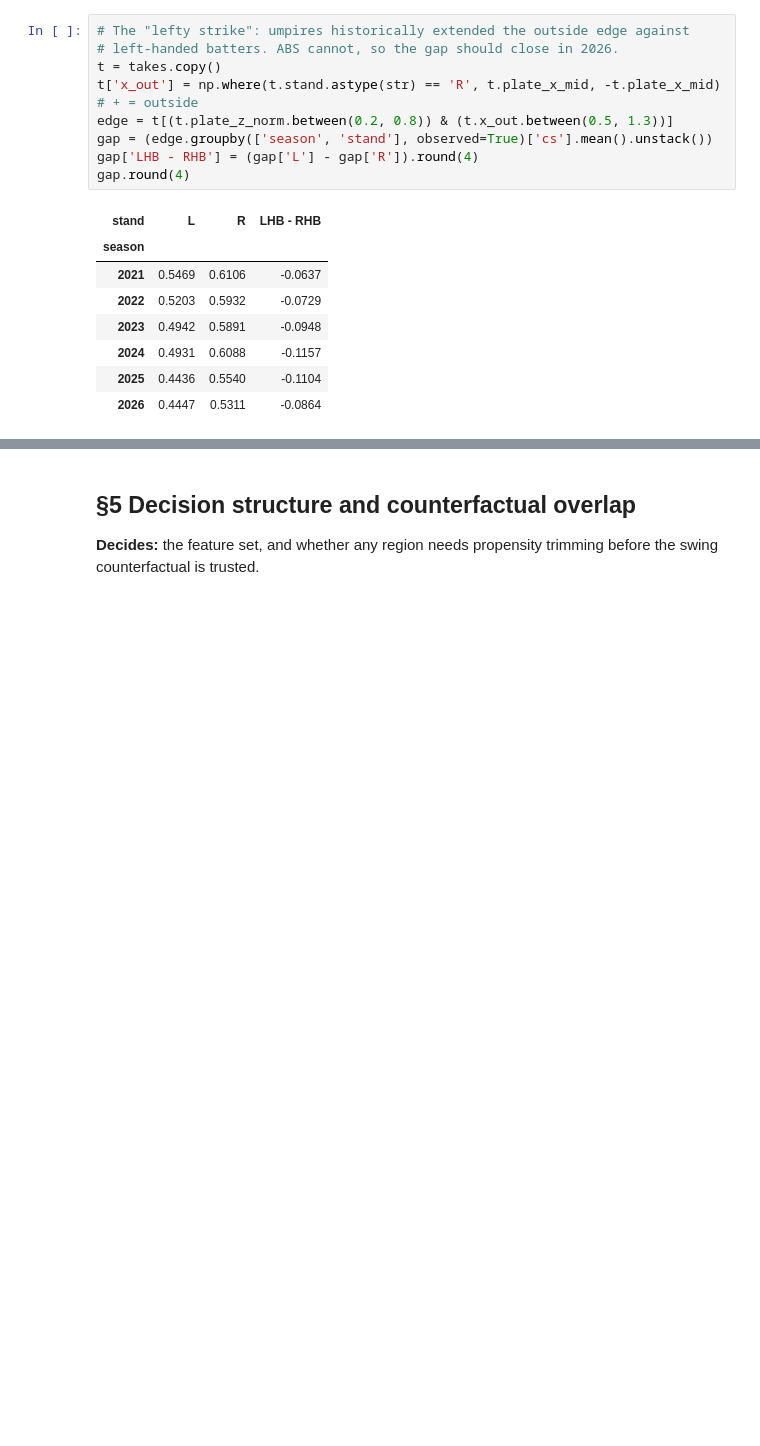
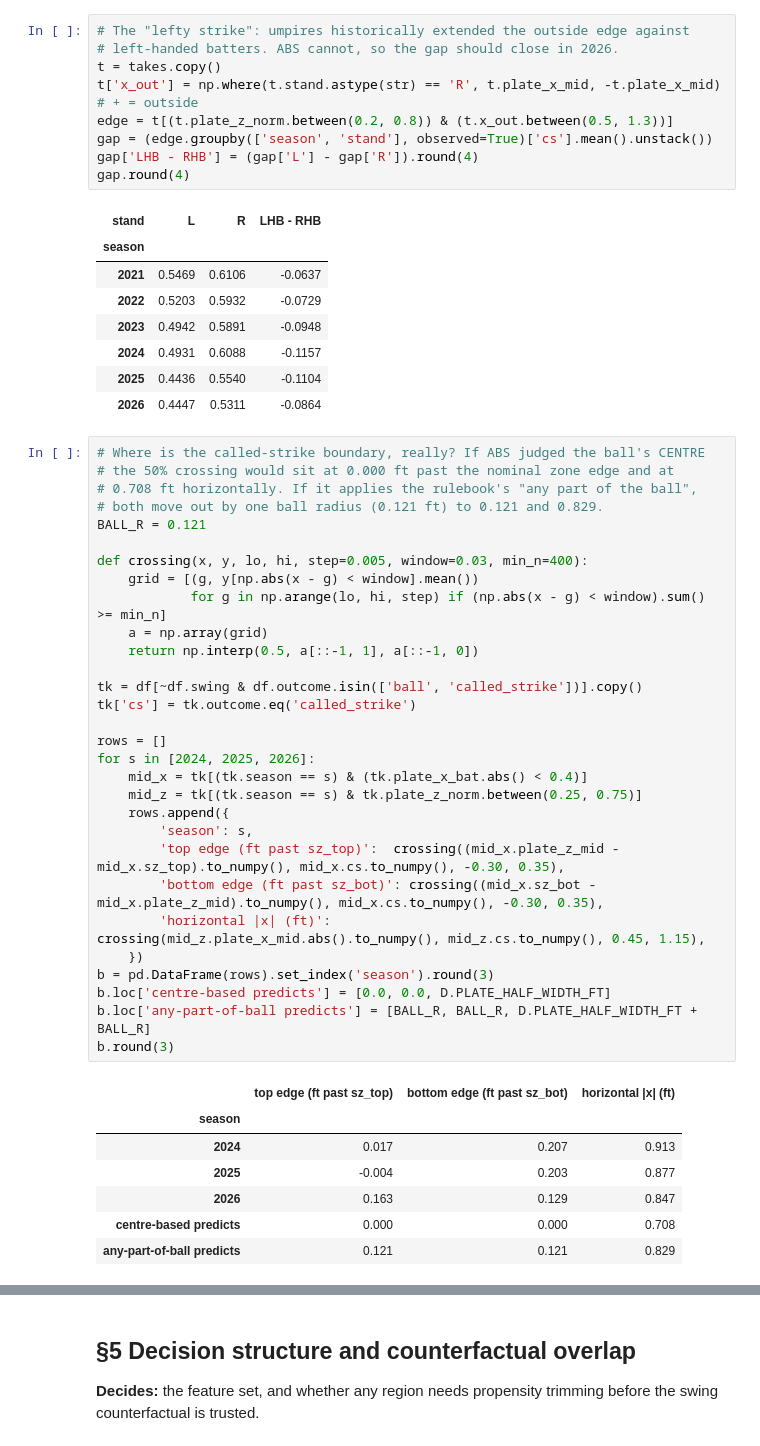
Before and after one commit to Jack1021ohoh/batter_decision_value, a Jupyter notebook: notebooks/eda.ipynb, the cells around one changed output, grey strips where cells are left out. Cells and saved outputs as stored; diff of their text form; blank space fills up the shorter version.

```diff
--- a/notebooks/eda.ipynb
+++ b/notebooks/eda.ipynb
@@ -384,3 +384,41 @@ gap.round(4)
 | 2024 | 0.4931 | 0.6088 | -0.1157 |
 | 2025 | 0.4436 | 0.5540 | -0.1104 |
 | 2026 | 0.4447 | 0.5311 | -0.0864 |
+# %%
+# Where is the called-strike boundary, really? If ABS judged the ball's CENTRE
+# the 50% crossing would sit at 0.000 ft past the nominal zone edge and at
+# 0.708 ft horizontally. If it applies the rulebook's "any part of the ball",
+# both move out by one ball radius (0.121 ft) to 0.121 and 0.829.
+BALL_R = 0.121
+
+def crossing(x, y, lo, hi, step=0.005, window=0.03, min_n=400):
+    grid = [(g, y[np.abs(x - g) < window].mean())
+            for g in np.arange(lo, hi, step) if (np.abs(x - g) < window).sum() >= min_n]
+    a = np.array(grid)
+    return np.interp(0.5, a[::-1, 1], a[::-1, 0])
+
+tk = df[~df.swing & df.outcome.isin(['ball', 'called_strike'])].copy()
+tk['cs'] = tk.outcome.eq('called_strike')
+
+rows = []
+for s in [2024, 2025, 2026]:
+    mid_x = tk[(tk.season == s) & (tk.plate_x_bat.abs() < 0.4)]
+    mid_z = tk[(tk.season == s) & tk.plate_z_norm.between(0.25, 0.75)]
+    rows.append({
+        'season': s,
+        'top edge (ft past sz_top)':  crossing((mid_x.plate_z_mid - mid_x.sz_top).to_numpy(), mid_x.cs.to_numpy(), -0.30, 0.35),
+        'bottom edge (ft past sz_bot)': crossing((mid_x.sz_bot - mid_x.plate_z_mid).to_numpy(), mid_x.cs.to_numpy(), -0.30, 0.35),
+        'horizontal |x| (ft)':        crossing(mid_z.plate_x_mid.abs().to_numpy(), mid_z.cs.to_numpy(), 0.45, 1.15),
+    })
+b = pd.DataFrame(rows).set_index('season').round(3)
+b.loc['centre-based predicts'] = [0.0, 0.0, D.PLATE_HALF_WIDTH_FT]
+b.loc['any-part-of-ball predicts'] = [BALL_R, BALL_R, D.PLATE_HALF_WIDTH_FT + BALL_R]
+b.round(3)
+# %% [output]
+|  | top edge (ft past sz_top) | bottom edge (ft past sz_bot) | horizontal |x| (ft) |
+| season |  |  |  |
+| 2024 | 0.017 | 0.207 | 0.913 |
+| 2025 | -0.004 | 0.203 | 0.877 |
+| 2026 | 0.163 | 0.129 | 0.847 |
+| centre-based predicts | 0.000 | 0.000 | 0.708 |
+| any-part-of-ball predicts | 0.121 | 0.121 | 0.829 |
```
Also changed, not shown: parts of 3 cells of this notebook, 3 other files.
